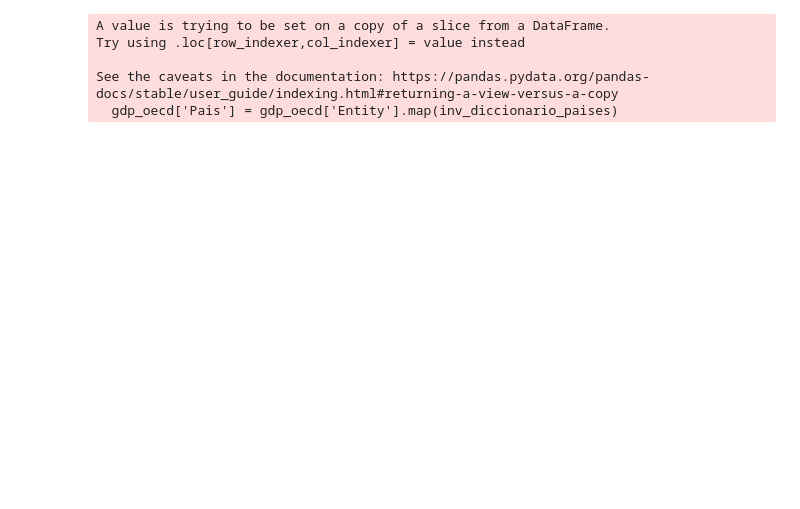
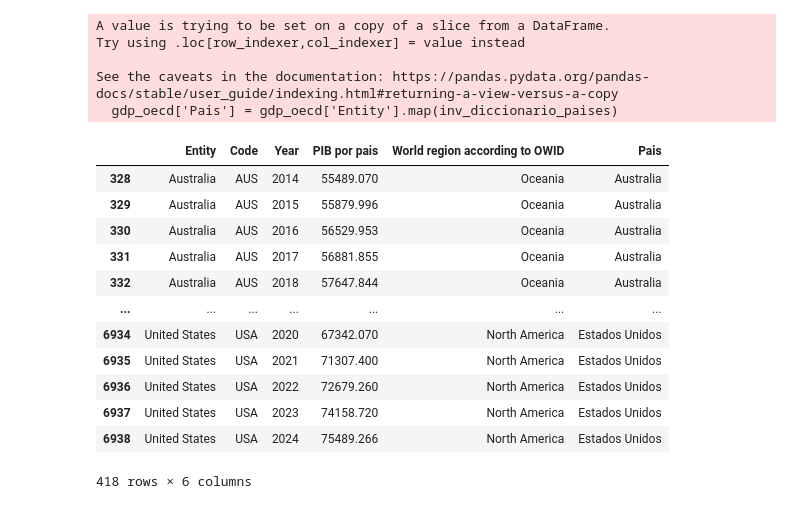
Before and after one commit to AngryWeassel/Proyecto_Tasa_de_Natalidad.ipynb, a Jupyter notebook: Proyecto_Tasa_de_Natalidad.ipynb, the cells around one changed output. Drawn from its saved outputs; the diff is of its cells as text; code cells hidden in the pictures; blank space fills up the shorter version.

```diff
--- a/Proyecto_Tasa_de_Natalidad.ipynb
+++ b/Proyecto_Tasa_de_Natalidad.ipynb
@@ -75,4 +77,20 @@ Try using .loc[row_indexer,col_indexer] = value instead
 
 See the caveats in the documentation: https://pandas.pydata.org/pandas-docs/stable/user_guide/indexing.html#returning-a-view-versus-a-copy
   gdp_oecd['Pais'] = gdp_oecd['Entity'].map(inv_diccionario_paises)
+# %%
+gdp_oecd
+# %% [output]
+|  | Entity | Code | Year | PIB por pais | World region according to OWID | Pais |
+| 328 | Australia | AUS | 2014 | 55489.070 | Oceania | Australia |
+| 329 | Australia | AUS | 2015 | 55879.996 | Oceania | Australia |
+| 330 | Australia | AUS | 2016 | 56529.953 | Oceania | Australia |
+| 331 | Australia | AUS | 2017 | 56881.855 | Oceania | Australia |
+| 332 | Australia | AUS | 2018 | 57647.844 | Oceania | Australia |
+| ... | ... | ... | ... | ... | ... | ... |
+| 6934 | United States | USA | 2020 | 67342.070 | North America | Estados Unidos |
+| 6935 | United States | USA | 2021 | 71307.400 | North America | Estados Unidos |
+| 6936 | United States | USA | 2022 | 72679.260 | North America | Estados Unidos |
+| 6937 | United States | USA | 2023 | 74158.720 | North America | Estados Unidos |
+| 6938 | United States | USA | 2024 | 75489.266 | North America | Estados Unidos |
+418 rows × 6 columns
 # %%
```
Also changed, not shown: parts of 2 cells of this notebook.
